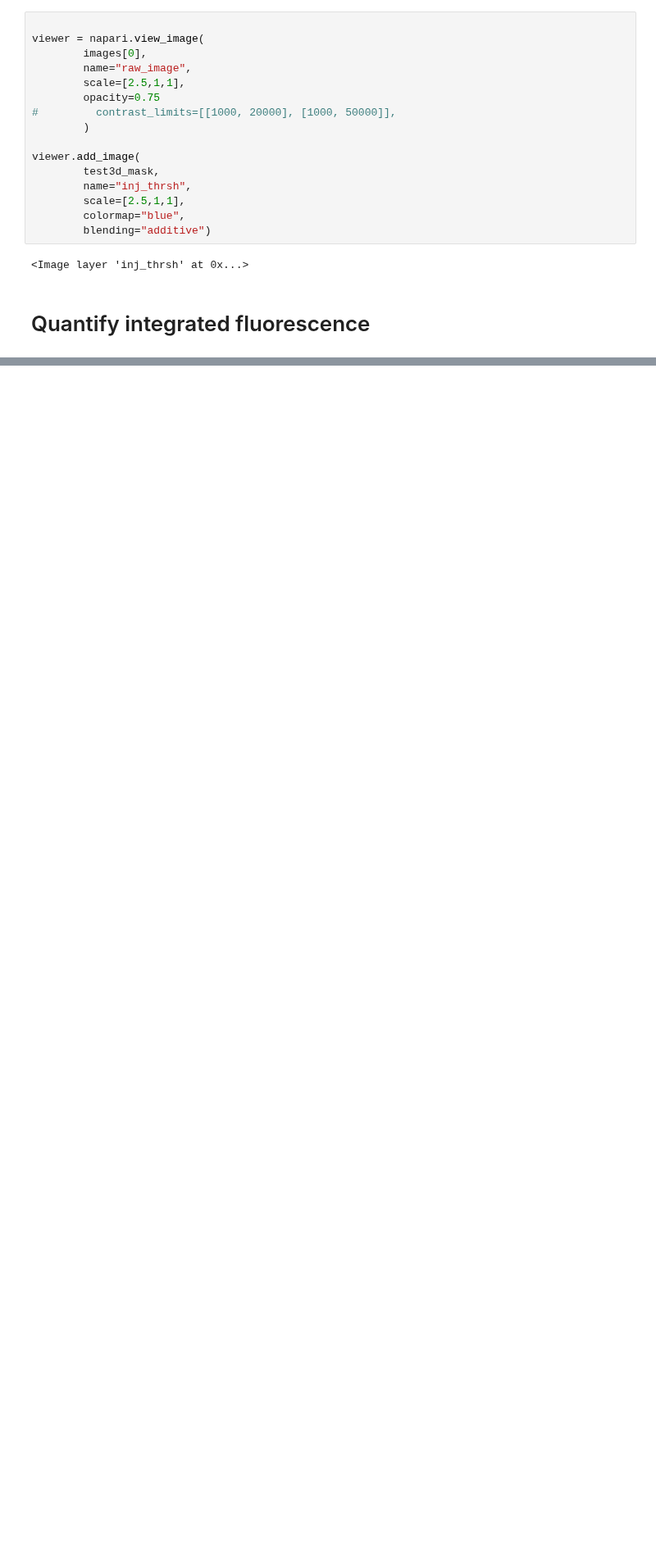
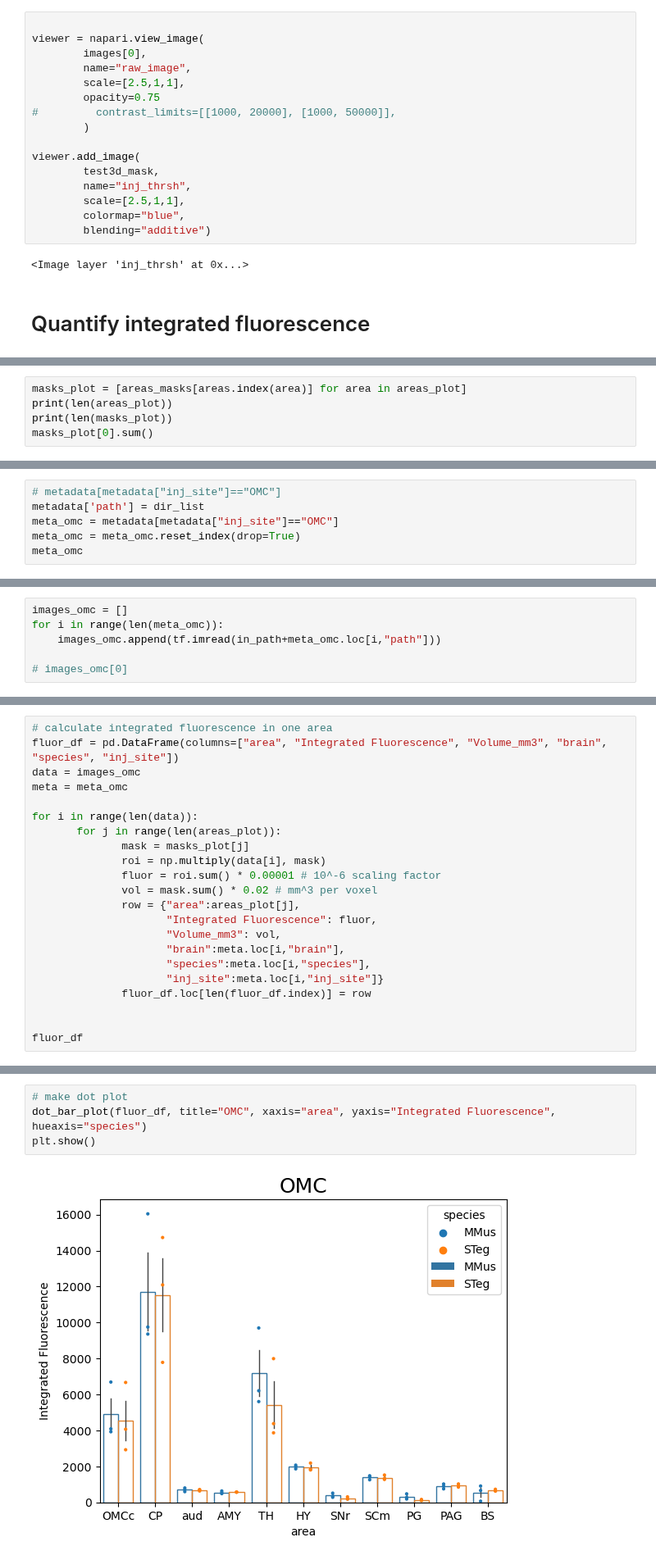
Before and after one commit to eisko/STP_analysis, a Jupyter notebook: replicates.ipynb, the cells around one changed output, grey strips where cells are left out. Shown at 82% size. Cells and saved outputs as stored; diff of their text form; blank space fills up the shorter version.

Commit message:
scatterplot

```diff
--- a/replicates.ipynb
+++ b/replicates.ipynb
@@ -246,0 +286,5 @@ test = images[0]
+# %%
+masks_plot = [areas_masks[areas.index(area)] for area in areas_plot]
+print(len(areas_plot))
+print(len(masks_plot))
+masks_plot[0].sum()
@@ -246,0 +307,6 @@ test = images[0]
+# %%
+# metadata[metadata["inj_site"]=="OMC"]
+metadata['path'] = dir_list
+meta_omc = metadata[metadata["inj_site"]=="OMC"]
+meta_omc = meta_omc.reset_index(drop=True)
+meta_omc
@@ -246,0 +321,6 @@ test = images[0]
+# %%
+images_omc = []
+for i in range(len(meta_omc)):
+    images_omc.append(tf.imread(in_path+meta_omc.loc[i,"path"]))
+
+# images_omc[0]
@@ -246,0 +345,22 @@ test = images[0]
+# %%
+# calculate integrated fluorescence in one area
+fluor_df = pd.DataFrame(columns=["area", "Integrated Fluorescence", "Volume_mm3", "brain", "species", "inj_site"])
+data = images_omc
+meta = meta_omc
+
+for i in range(len(data)):
+       for j in range(len(areas_plot)):
+              mask = masks_plot[j]
+              roi = np.multiply(data[i], mask)
+              fluor = roi.sum() * 0.00001 # 10^-6 scaling factor
+              vol = mask.sum() * 0.02 # mm^3 per voxel
+              row = {"area":areas_plot[j],
+                     "Integrated Fluorescence": fluor,
+                     "Volume_mm3": vol,
+                     "brain":meta.loc[i,"brain"],
+                     "species":meta.loc[i,"species"],
+                     "inj_site":meta.loc[i,"inj_site"]}
+              fluor_df.loc[len(fluor_df.index)] = row
+
+
+fluor_df
@@ -246,0 +381,6 @@ test = images[0]
+# %%
+# make dot plot
+dot_bar_plot(fluor_df, title="OMC", xaxis="area", yaxis="Integrated Fluorescence", hueaxis="species")
+plt.show()
+# %% [output]
+[figure, added]
```
Also changed, not shown: parts of 21 cells of this notebook.
